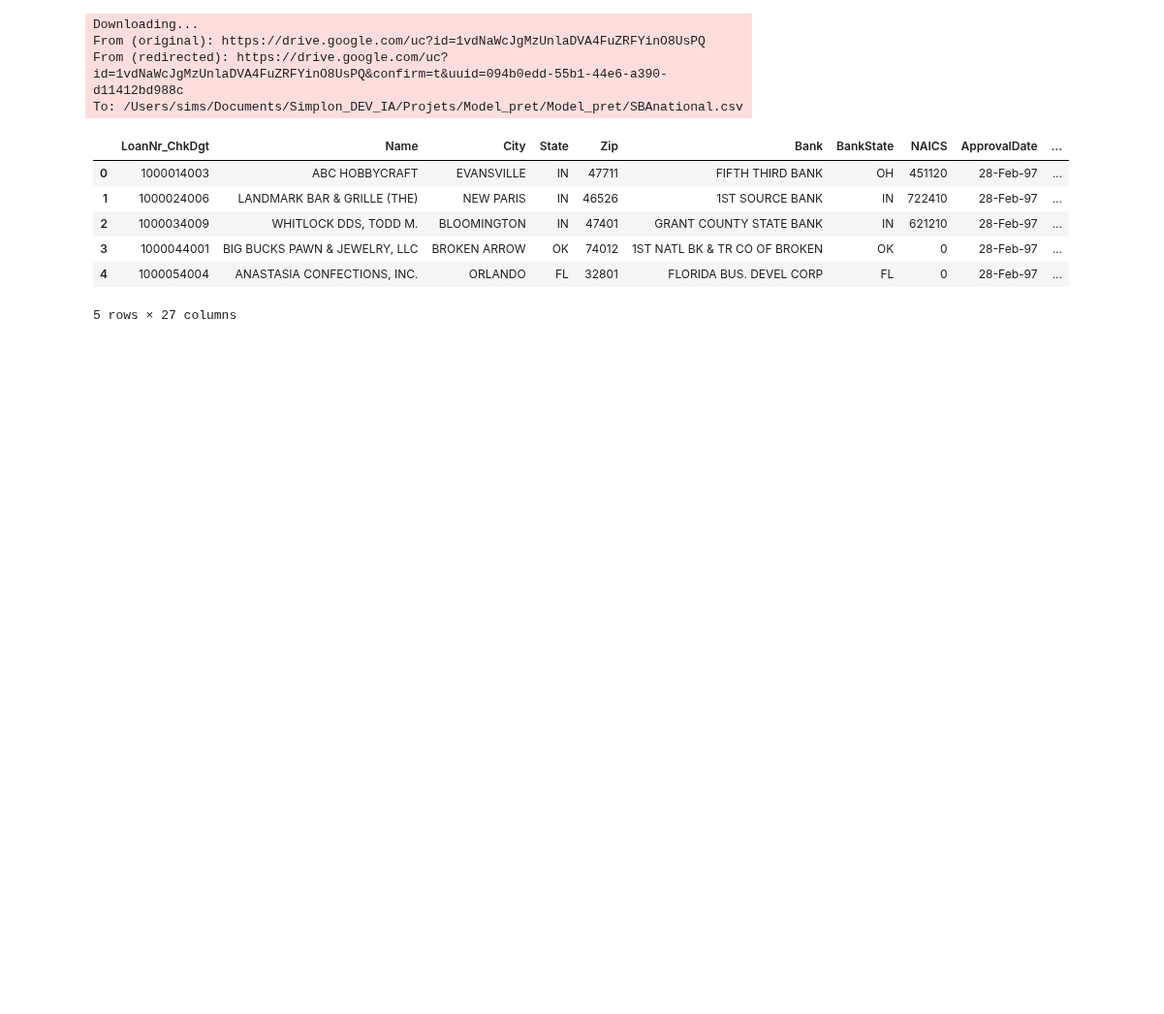
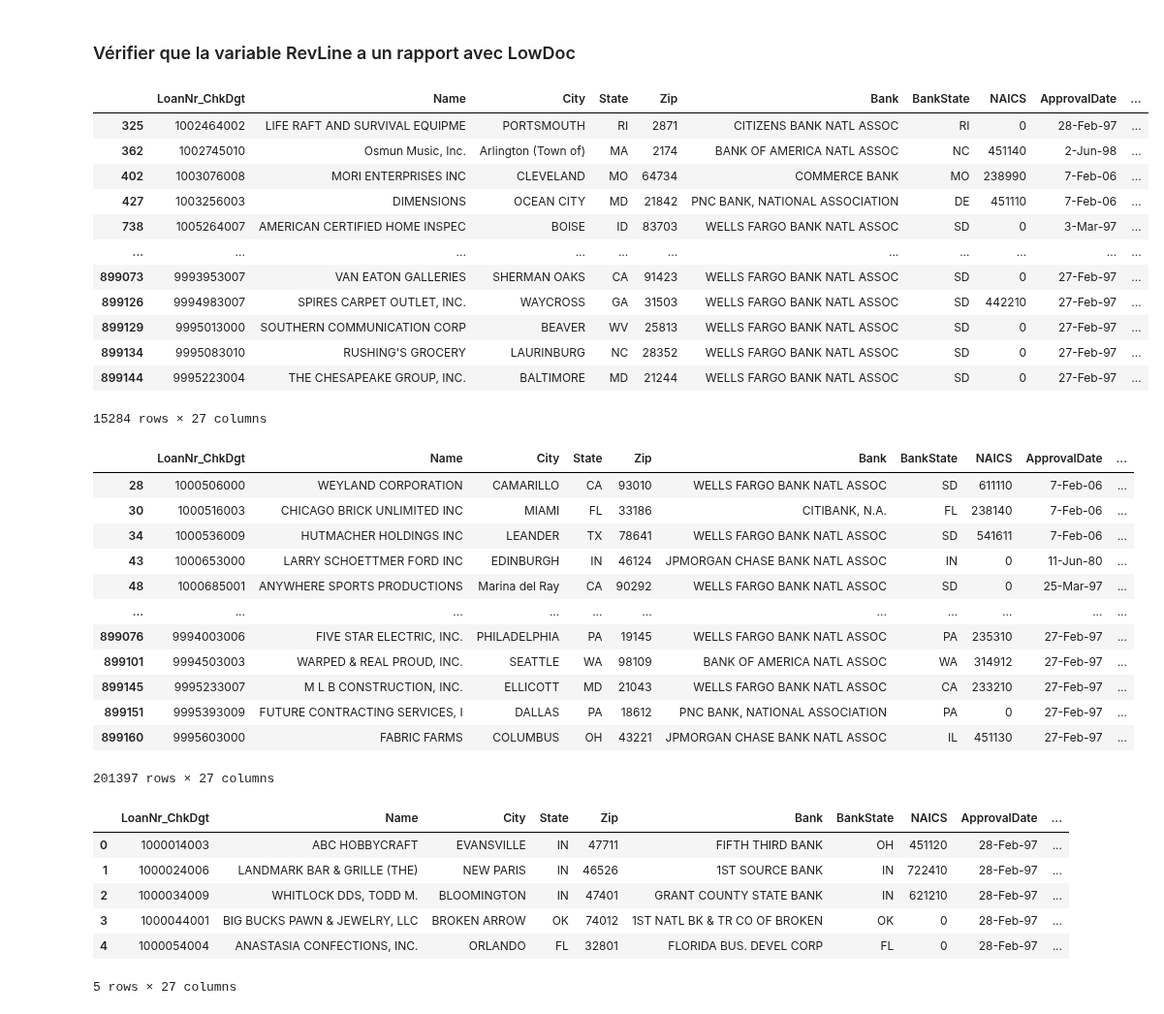
Before and after one commit to AFlo59/Model_pret, a Jupyter notebook: NettoyageData.ipynb, the cells around one changed output. Shown at 97% size. Saved outputs shown, nothing was run; the diff lists cells and outputs as text; code cells hidden in the pictures; blank space fills up the shorter version.

```diff
--- a/NettoyageData.ipynb
+++ b/NettoyageData.ipynb
@@ -5,16 +10,49 @@ import gdown
 # %%
+output = 'SBAnational.csv'
 
-drive_url = 'https://drive.google.com/uc?id=1vdNaWcJgMzUnlaDVA4FuZRFYinO8UsPQ'
+if not os.path.isfile(output):
+    drive_url = 'https://drive.google.com/uc?id=1vdNaWcJgMzUnlaDVA4FuZRFYinO8UsPQ'
+    gdown.download(drive_url, output, quiet=False)
 
-output = 'SBAnational.csv'
-gdown.download(drive_url, output, quiet=False)
+shutil.copy(output, 'DuplicateSBAnational.csv')
 
-df = pd.read_csv(output)
+df = pd.read_csv('DuplicateSBAnational.csv')
-# %% [output]
-Downloading...
-From (original): https://drive.google.com/uc?id=1vdNaWcJgMzUnlaDVA4FuZRFYinO8UsPQ
-From (redirected): https://drive.google.com/uc?id=1vdNaWcJgMzUnlaDVA4FuZRFYinO8UsPQ&confirm=t&uuid=094b0edd-55b1-44e6-a390-d11412bd988c
-To: /Users/sims/Documents/Simplon_DEV_IA/Projets/Model_pret/Model_pret/SBAnational.csv
+# %% [markdown]
+### Vérifier que la variable RevLine a un rapport avec LowDoc
+# %%
+lignes_T = df[df['RevLineCr'] == 'T']
+
+lignes_Y = df[df['RevLineCr'] == 'Y']
+
+display(lignes_T)
+display(lignes_Y)
+# %% [output]
+|  | LoanNr_ChkDgt | Name | City | State | Zip | Bank | BankState | NAICS | ApprovalDate | ... |
+| 325 | 1002464002 | LIFE RAFT AND SURVIVAL EQUIPME | PORTSMOUTH | RI | 2871 | CITIZENS BANK NATL ASSOC | RI | 0 | 28-Feb-97 | ... |
+| 362 | 1002745010 | Osmun Music, Inc. | Arlington (Town of) | MA | 2174 | BANK OF AMERICA NATL ASSOC | NC | 451140 | 2-Jun-98 | ... |
+| 402 | 1003076008 | MORI ENTERPRISES INC | CLEVELAND | MO | 64734 | COMMERCE BANK | MO | 238990 | 7-Feb-06 | ... |
+| 427 | 1003256003 | DIMENSIONS | OCEAN CITY | MD | 21842 | PNC BANK, NATIONAL ASSOCIATION | DE | 451110 | 7-Feb-06 | ... |
+| 738 | 1005264007 | AMERICAN CERTIFIED HOME INSPEC | BOISE | ID | 83703 | WELLS FARGO BANK NATL ASSOC | SD | 0 | 3-Mar-97 | ... |
+| ... | ... | ... | ... | ... | ... | ... | ... | ... | ... | ... |
+| 899073 | 9993953007 | VAN EATON GALLERIES | SHERMAN OAKS | CA | 91423 | WELLS FARGO BANK NATL ASSOC | SD | 0 | 27-Feb-97 | ... |
+| 899126 | 9994983007 | SPIRES CARPET OUTLET, INC. | WAYCROSS | GA | 31503 | WELLS FARGO BANK NATL ASSOC | SD | 442210 | 27-Feb-97 | ... |
+| 899129 | 9995013000 | SOUTHERN COMMUNICATION CORP | BEAVER | WV | 25813 | WELLS FARGO BANK NATL ASSOC | SD | 0 | 27-Feb-97 | ... |
+| 899134 | 9995083010 | RUSHING'S GROCERY | LAURINBURG | NC | 28352 | WELLS FARGO BANK NATL ASSOC | SD | 0 | 27-Feb-97 | ... |
+| 899144 | 9995223004 | THE CHESAPEAKE GROUP, INC. | BALTIMORE | MD | 21244 | WELLS FARGO BANK NATL ASSOC | SD | 0 | 27-Feb-97 | ... |
+15284 rows × 27 columns
+|  | LoanNr_ChkDgt | Name | City | State | Zip | Bank | BankState | NAICS | ApprovalDate | ... |
+| 28 | 1000506000 | WEYLAND CORPORATION | CAMARILLO | CA | 93010 | WELLS FARGO BANK NATL ASSOC | SD | 611110 | 7-Feb-06 | ... |
+| 30 | 1000516003 | CHICAGO BRICK UNLIMITED INC | MIAMI | FL | 33186 | CITIBANK, N.A. | FL | 238140 | 7-Feb-06 | ... |
+| 34 | 1000536009 | HUTMACHER HOLDINGS INC | LEANDER | TX | 78641 | WELLS FARGO BANK NATL ASSOC | SD | 541611 | 7-Feb-06 | ... |
+| 43 | 1000653000 | LARRY SCHOETTMER FORD INC | EDINBURGH | IN | 46124 | JPMORGAN CHASE BANK NATL ASSOC | IN | 0 | 11-Jun-80 | ... |
+| 48 | 1000685001 | ANYWHERE SPORTS PRODUCTIONS | Marina del Ray | CA | 90292 | WELLS FARGO BANK NATL ASSOC | SD | 0 | 25-Mar-97 | ... |
+| ... | ... | ... | ... | ... | ... | ... | ... | ... | ... | ... |
+| 899076 | 9994003006 | FIVE STAR ELECTRIC, INC. | PHILADELPHIA | PA | 19145 | WELLS FARGO BANK NATL ASSOC | PA | 235310 | 27-Feb-97 | ... |
+| 899101 | 9994503003 | WARPED & REAL PROUD, INC. | SEATTLE | WA | 98109 | BANK OF AMERICA NATL ASSOC | WA | 314912 | 27-Feb-97 | ... |
+| 899145 | 9995233007 | M L B CONSTRUCTION, INC. | ELLICOTT | MD | 21043 | WELLS FARGO BANK NATL ASSOC | CA | 233210 | 27-Feb-97 | ... |
+| 899151 | 9995393009 | FUTURE CONTRACTING SERVICES, I | DALLAS | PA | 18612 | PNC BANK, NATIONAL ASSOCIATION | PA | 0 | 27-Feb-97 | ... |
+| 899160 | 9995603000 | FABRIC FARMS | COLUMBUS | OH | 43221 | JPMORGAN CHASE BANK NATL ASSOC | IL | 451130 | 27-Feb-97 | ... |
+201397 rows × 27 columns
 # %%
 df.head()
 # %% [output]
```
Also changed, not shown: parts of 6 cells of this notebook, 1 other file.
